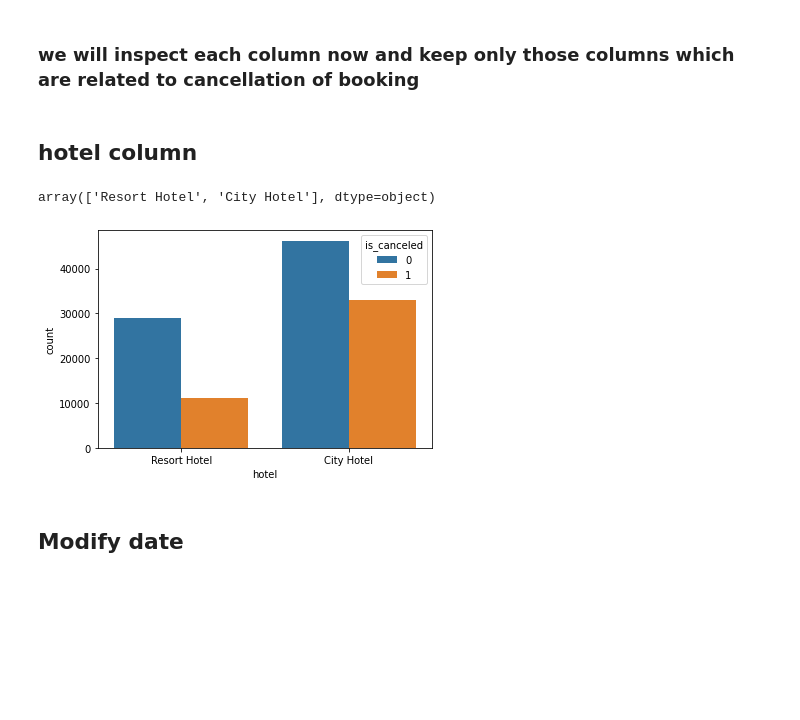
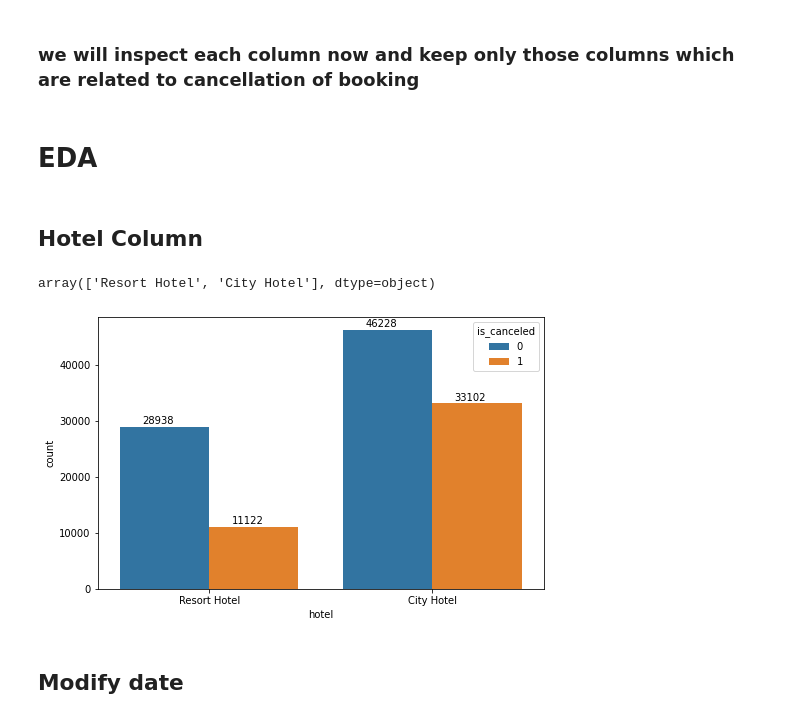
Before and after one commit to GaikwadSandesh/HotelBookingAnalysis, a Jupyter notebook: Hotel_Booking_Analysis_Capstone_Project.ipynb, the cells around one changed output. Saved outputs shown, nothing was run; the diff lists cells and outputs as text; code cells hidden in the pictures; blank space fills up the shorter version.

```diff
--- a/Hotel_Booking_Analysis_Capstone_Project.ipynb
+++ b/Hotel_Booking_Analysis_Capstone_Project.ipynb
@@ -85,16 +75,21 @@ df = dataframe.drop(columns =['company' , 'agent'])
 df.fillna(df.mode().iloc[0] , inplace = True)
 # %% [markdown]
 ### we will inspect each column now and keep only those columns which are related to cancellation of booking
-# %% [markdown]
-## hotel column
+# %% [markdown]
+# EDA
+# %% [markdown]
+## Hotel Column
 # %%
 df['hotel'].unique()
 # %% [output]
 array(['Resort Hotel', 'City Hotel'], dtype=object)
-# %%
-ax = sns.countplot(x = 'hotel' , data=df , hue='is_canceled')
-# %% [output]
-[figure, removed]
+# %%
+plt.figure(figsize=(8,5))
+ax = sns.countplot(x = 'hotel' , data=df , hue='is_canceled')
+for p in ax.patches:
+    ax.annotate((p.get_height()), (p.get_x() +0.1, p.get_height()+500))
+# %% [output]
+[figure, added]
 # %% [markdown]
 ## Modify date
 # %% [markdown]
```
Also changed, not shown: parts of 28 cells of this notebook.
